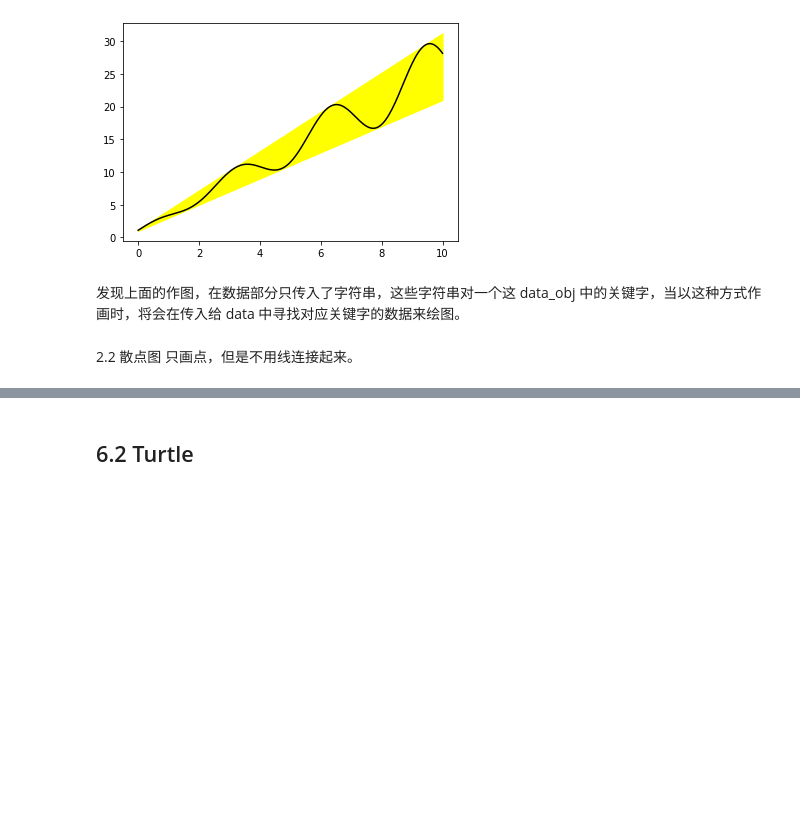
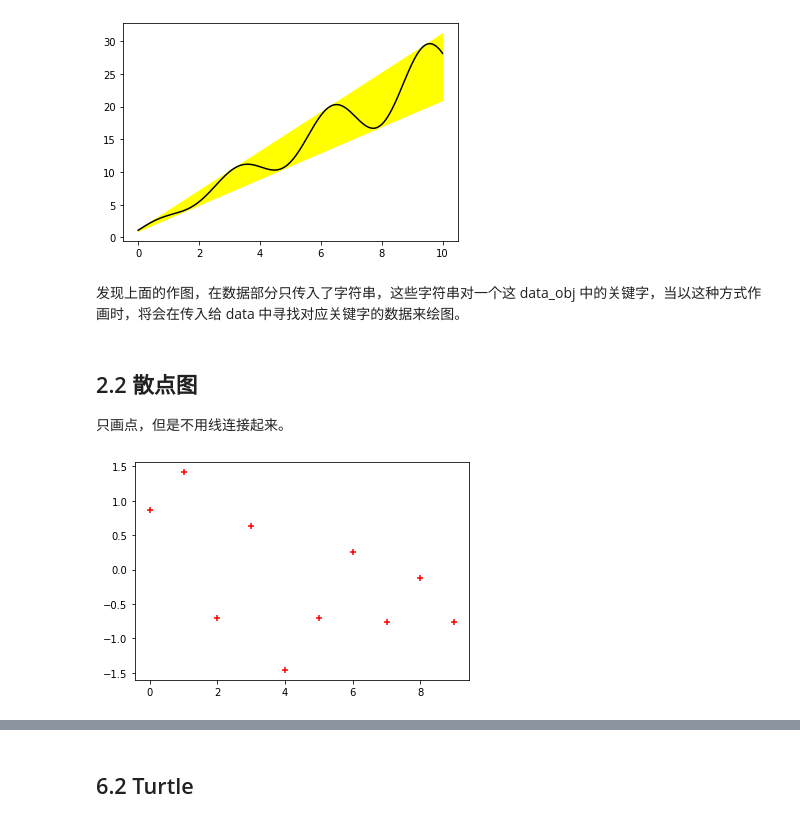
Before and after one commit to besttea/BestteaPythonWork, a Jupyter notebook: 第七课_绘图.ipynb, the cells around one changed output, grey strips where cells are left out. Drawn from its saved outputs; the diff is of its cells as text; code cells hidden in the pictures; blank space fills up the shorter version.

```diff
--- a/第七课_绘图.ipynb
+++ b/第七课_绘图.ipynb
@@ -135,5 +135,12 @@ plt.show()
 # %% [markdown]
 发现上面的作图，在数据部分只传入了字符串，这些字符串对一个这 data_obj 中的关键字，当以这种方式作画时，将会在传入给 data 中寻找对应关键字的数据来绘图。
 # %% [markdown]
-2.2 散点图
+## 2.2 散点图
 只画点，但是不用线连接起来。
+# %%
+x = np.arange(10)
+y = np.random.randn(10)
+plt.scatter(x, y, color='red', marker='+')
+plt.show()
+# %% [output]
+[figure, added]
```
Also changed, not shown: parts of 32 cells of this notebook, 4 other files.
